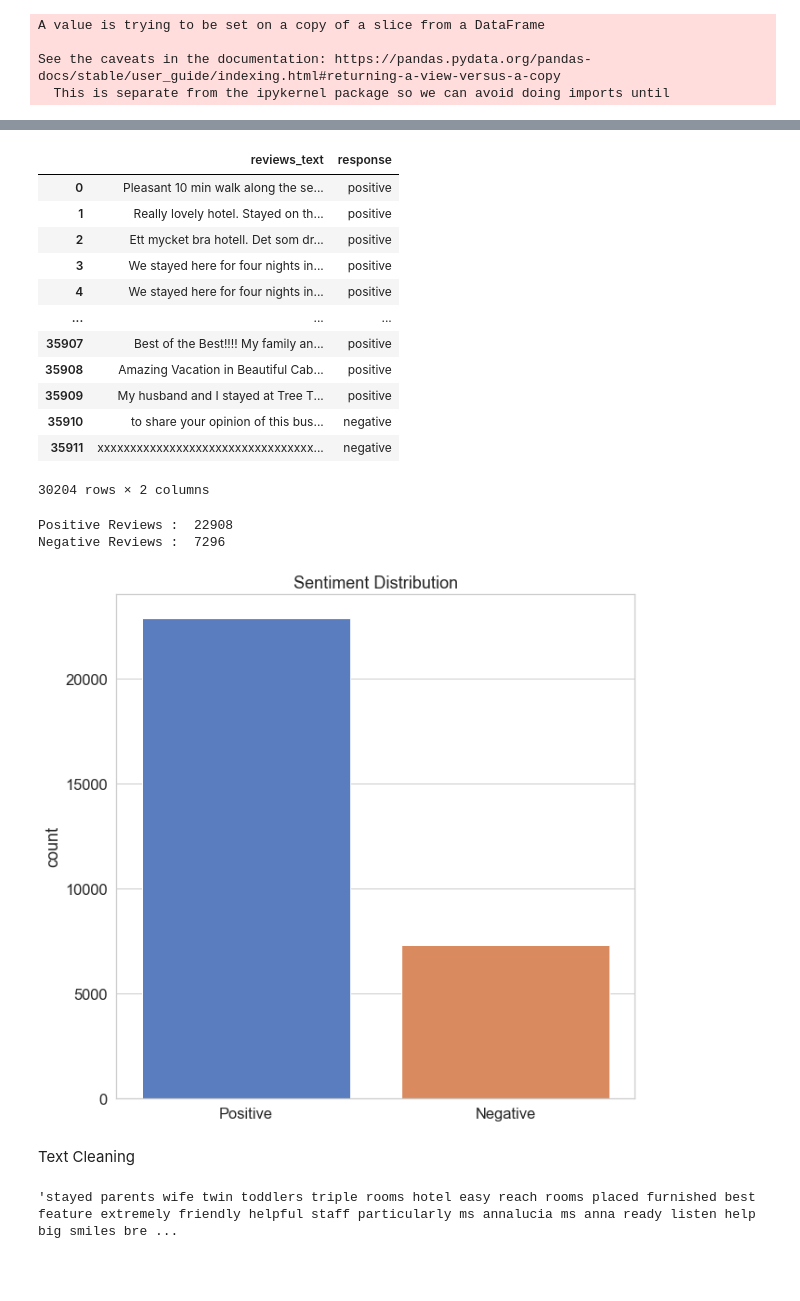
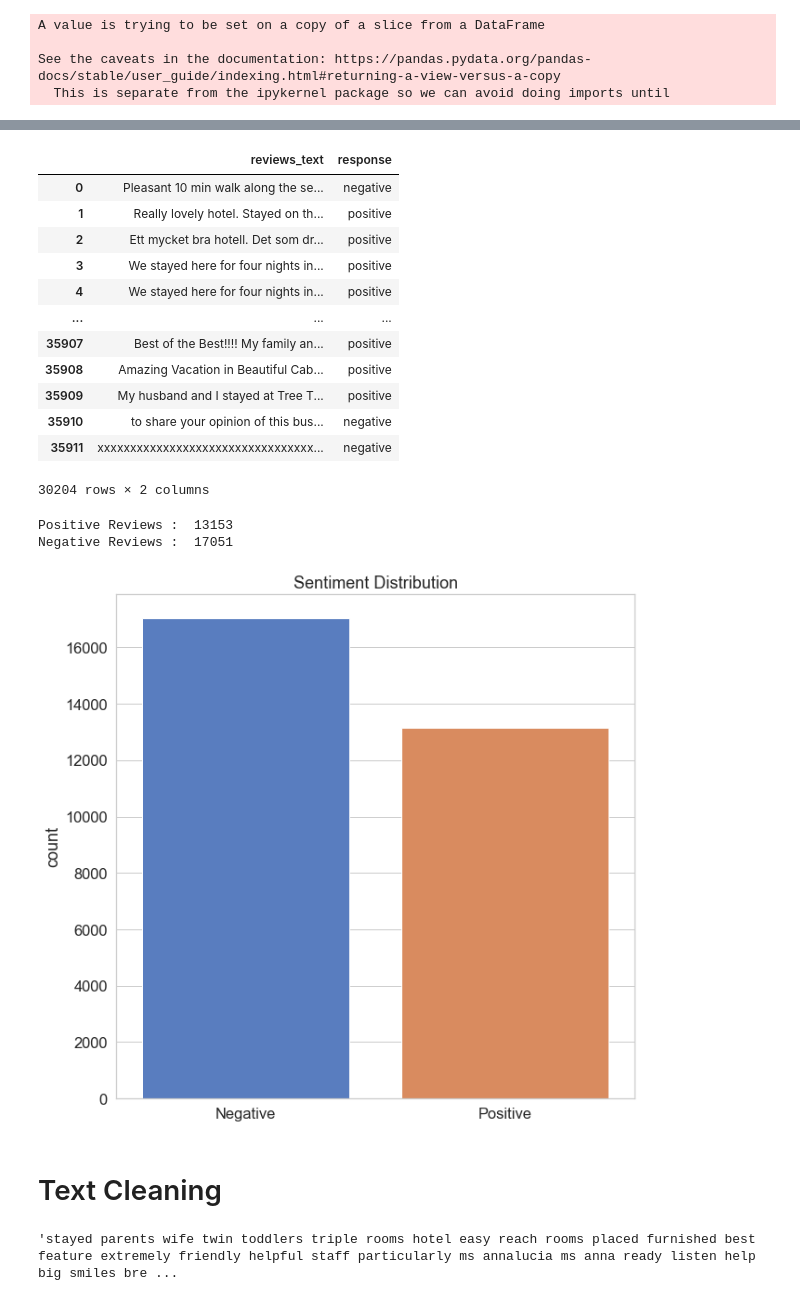
Before and after one commit to kristaLumbantoruan/PBA_Evlogimenos, a Jupyter notebook: Naive Bayes.ipynb, the cells around one changed output, grey strips where cells are left out. Saved outputs shown, nothing was run; the diff lists cells and outputs as text; code cells hidden in the pictures; blank space fills up the shorter version.

```diff
--- a/Naive Bayes.ipynb
+++ b/Naive Bayes.ipynb
@@ -66,6 +46,6 @@ np.random.seed(RANDOM_SEED)
 # %%
 #import data
-corpus = pd.read_csv("F:/KULIAH/Semester 7/PBA/week 14/Review's Hotel.csv")
+corpus = pd.read_csv("./Review's Hotel.csv")
 # %%
 #Check the shape (number of columns and rows) in the dataset
 corpus.shape
@@ -206,7 +177,7 @@ corpus.head()
 # %%
 #labeling data
 def sentiment(n):
-    return 'positive' if n >= 4 else 'negative'
+    return 'positive' if n > 4.0 else 'negative'
 corpus['response'] = corpus['reviews_rating'].apply(sentiment)
 corpus.head()
 # %% [output]
@@ -239,7 +205,7 @@ corpus.sample(10)
 corpus[['reviews_text','response']]
 # %% [output]
 |  | reviews_text | response |
-| 0 | Pleasant 10 min walk along the se... | positive |
+| 0 | Pleasant 10 min walk along the se... | negative |
 | 1 | Really lovely hotel. Stayed on th... | positive |
 | 2 | Ett mycket bra hotell. Det som dr... | positive |
 | 3 | We stayed here for four nights in... | positive |
@@ -257,18 +223,18 @@ review_negatif = len([x for x in corpus['response'] if x == 'negative'])
 print('Positive Reviews : ',review_positif)
 print('Negative Reviews : ',review_negatif)
 # %% [output]
-Positive Reviews :  22908
-Negative Reviews :  7296
+Positive Reviews :  13153
+Negative Reviews :  17051
 # %%
 #show the sentiment distribution
 f = sns.countplot(x='response', data=corpus)
 f.set_title("Sentiment Distribution")
-f.set_xticklabels(['Positive', 'Negative'])
+f.set_xticklabels(['Negative', 'Positive'])
 plt.xlabel("");
 # %% [output]
-[figure, old version]
+[figure, new version]
-# %% [markdown]
-Text Cleaning
+# %% [markdown]
+# Text Cleaning
 # %%
 #Regular Expression method to search for matching texts
 tokenizer = WordPunctTokenizer()
```
Also changed, not shown: parts of 15 cells of this notebook.
